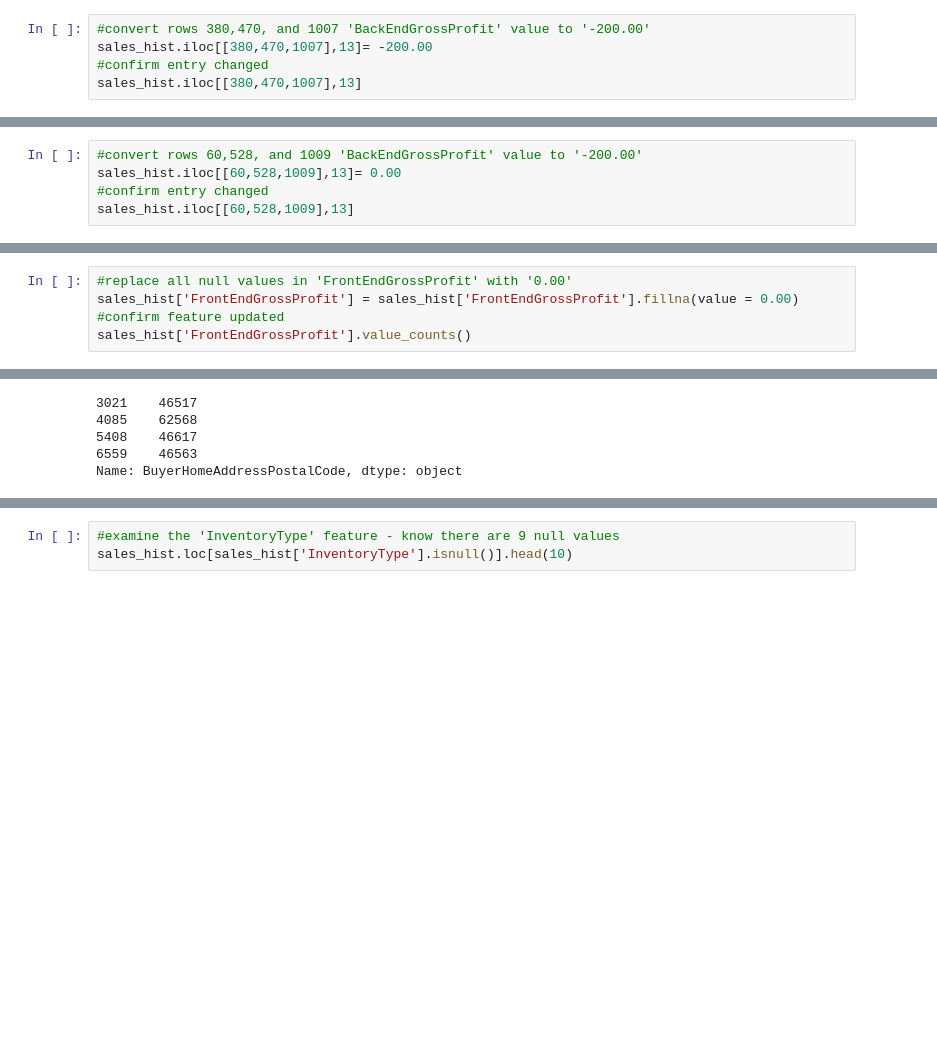
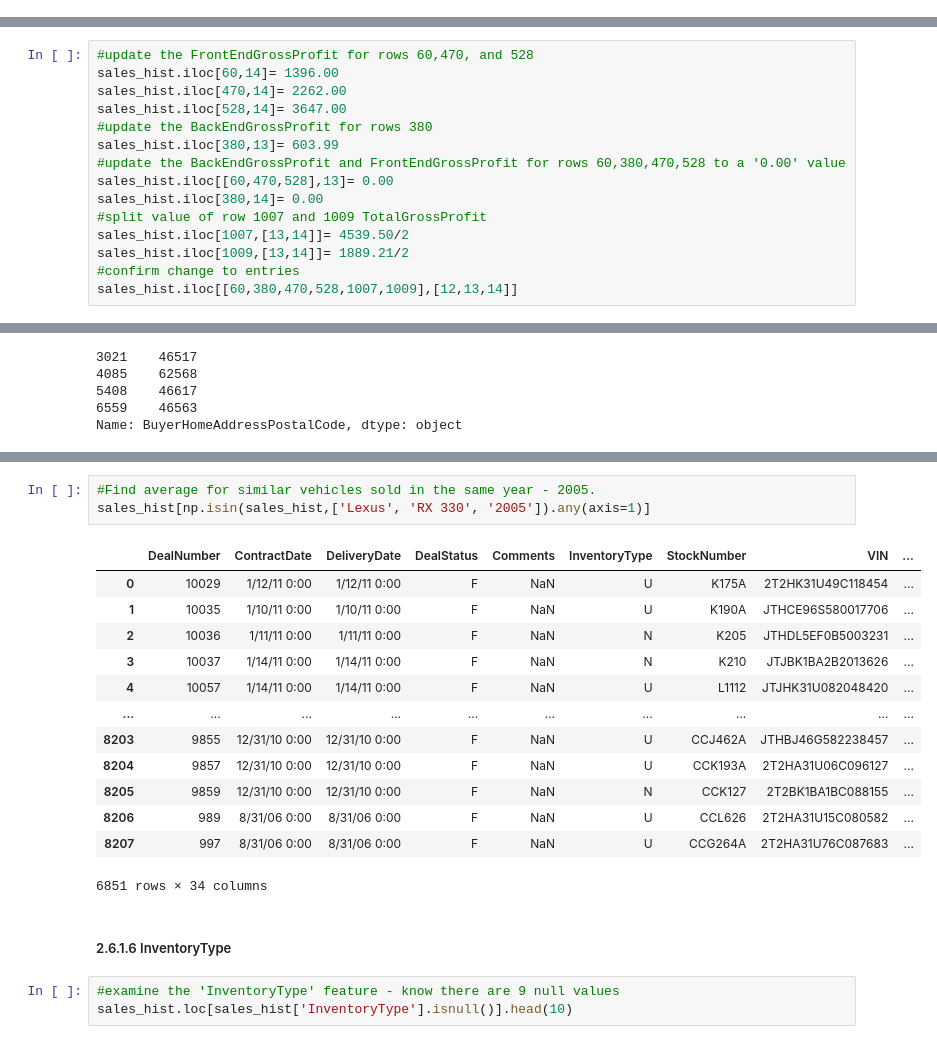
Before and after one commit to martell-n-tardy/Forecasting-with-a-Time-Series-Model-using-Python, a Jupyter notebook: notebooks/data wrangling.ipynb, the cells around one changed output, grey strips where cells are left out. Cells and saved outputs as stored; diff of their text form; blank space fills up the shorter version.

Commit message:
unfinished FrontEndGrossProfit and VehicleSalesPrice features

```diff
--- a/notebooks/data wrangling.ipynb
+++ b/notebooks/data wrangling.ipynb
@@ -301,5 +275,0 @@ Name: BackEndGrossProfit, dtype: float64
-# %%
-#convert rows 380,470, and 1007 'BackEndGrossProfit' value to '-200.00'
-sales_hist.iloc[[380,470,1007],13]= -200.00
-#confirm entry changed
-sales_hist.iloc[[380,470,1007],13]
@@ -311,5 +275,0 @@ Name: BackEndGrossProfit, dtype: float64
-# %%
-#convert rows 60,528, and 1009 'BackEndGrossProfit' value to '-200.00'
-sales_hist.iloc[[60,528,1009],13]= 0.00
-#confirm entry changed
-sales_hist.iloc[[60,528,1009],13]
@@ -321,5 +275,0 @@ Name: BackEndGrossProfit, dtype: float64
-# %%
-#replace all null values in 'FrontEndGrossProfit' with '0.00'
-sales_hist['FrontEndGrossProfit'] = sales_hist['FrontEndGrossProfit'].fillna(value = 0.00)
-#confirm feature updated
-sales_hist['FrontEndGrossProfit'].value_counts()
@@ -338,0 +295,15 @@ Name: FrontEndGrossProfit, Length: 5883, dtype: int64
+# %%
+#update the FrontEndGrossProfit for rows 60,470, and 528
+sales_hist.iloc[60,14]= 1396.00
+sales_hist.iloc[470,14]= 2262.00
+sales_hist.iloc[528,14]= 3647.00
+#update the BackEndGrossProfit for rows 380
+sales_hist.iloc[380,13]= 603.99
+#update the BackEndGrossProfit and FrontEndGrossProfit for rows 60,380,470,528 to a '0.00' value
+sales_hist.iloc[[60,470,528],13]= 0.00
+sales_hist.iloc[380,14]= 0.00
+#split value of row 1007 and 1009 TotalGrossProfit
+sales_hist.iloc[1007,[13,14]]= 4539.50/2
+sales_hist.iloc[1009,[13,14]]= 1889.21/2
+#confirm change to entries
+sales_hist.iloc[[60,380,470,528,1007,1009],[12,13,14]]
@@ -565,3 +544,22 @@ memory usage: 2.1+ MB
+# %%
+#Find average for similar vehicles sold in the same year - 2005.
+sales_hist[np.isin(sales_hist,['Lexus', 'RX 330', '2005']).any(axis=1)]
+# %% [output]
+|  | DealNumber | ContractDate | DeliveryDate | DealStatus | Comments | InventoryType | StockNumber | VIN | ... |
+| 0 | 10029 | 1/12/11 0:00 | 1/12/11 0:00 | F | NaN | U | K175A | 2T2HK31U49C118454 | ... |
+| 1 | 10035 | 1/10/11 0:00 | 1/10/11 0:00 | F | NaN | U | K190A | JTHCE96S580017706 | ... |
+| 2 | 10036 | 1/11/11 0:00 | 1/11/11 0:00 | F | NaN | N | K205 | JTHDL5EF0B5003231 | ... |
+| 3 | 10037 | 1/14/11 0:00 | 1/14/11 0:00 | F | NaN | N | K210 | JTJBK1BA2B2013626 | ... |
+| 4 | 10057 | 1/14/11 0:00 | 1/14/11 0:00 | F | NaN | U | L1112 | JTJHK31U082048420 | ... |
+| ... | ... | ... | ... | ... | ... | ... | ... | ... | ... |
+| 8203 | 9855 | 12/31/10 0:00 | 12/31/10 0:00 | F | NaN | U | CCJ462A | JTHBJ46G582238457 | ... |
+| 8204 | 9857 | 12/31/10 0:00 | 12/31/10 0:00 | F | NaN | U | CCK193A | 2T2HA31U06C096127 | ... |
+| 8205 | 9859 | 12/31/10 0:00 | 12/31/10 0:00 | F | NaN | N | CCK127 | 2T2BK1BA1BC088155 | ... |
+| 8206 | 989 | 8/31/06 0:00 | 8/31/06 0:00 | F | NaN | U | CCL626 | 2T2HA31U15C080582 | ... |
+| 8207 | 997 | 8/31/06 0:00 | 8/31/06 0:00 | F | NaN | U | CCG264A | 2T2HA31U76C087683 | ... |
+6851 rows × 34 columns
+# %% [markdown]
+##### 2.6.1.6 InventoryType
 # %%
 #examine the 'InventoryType' feature - know there are 9 null values
 sales_hist.loc[sales_hist['InventoryType'].isnull()].head(10)
```
Also changed, not shown: parts of 46 cells of this notebook.
